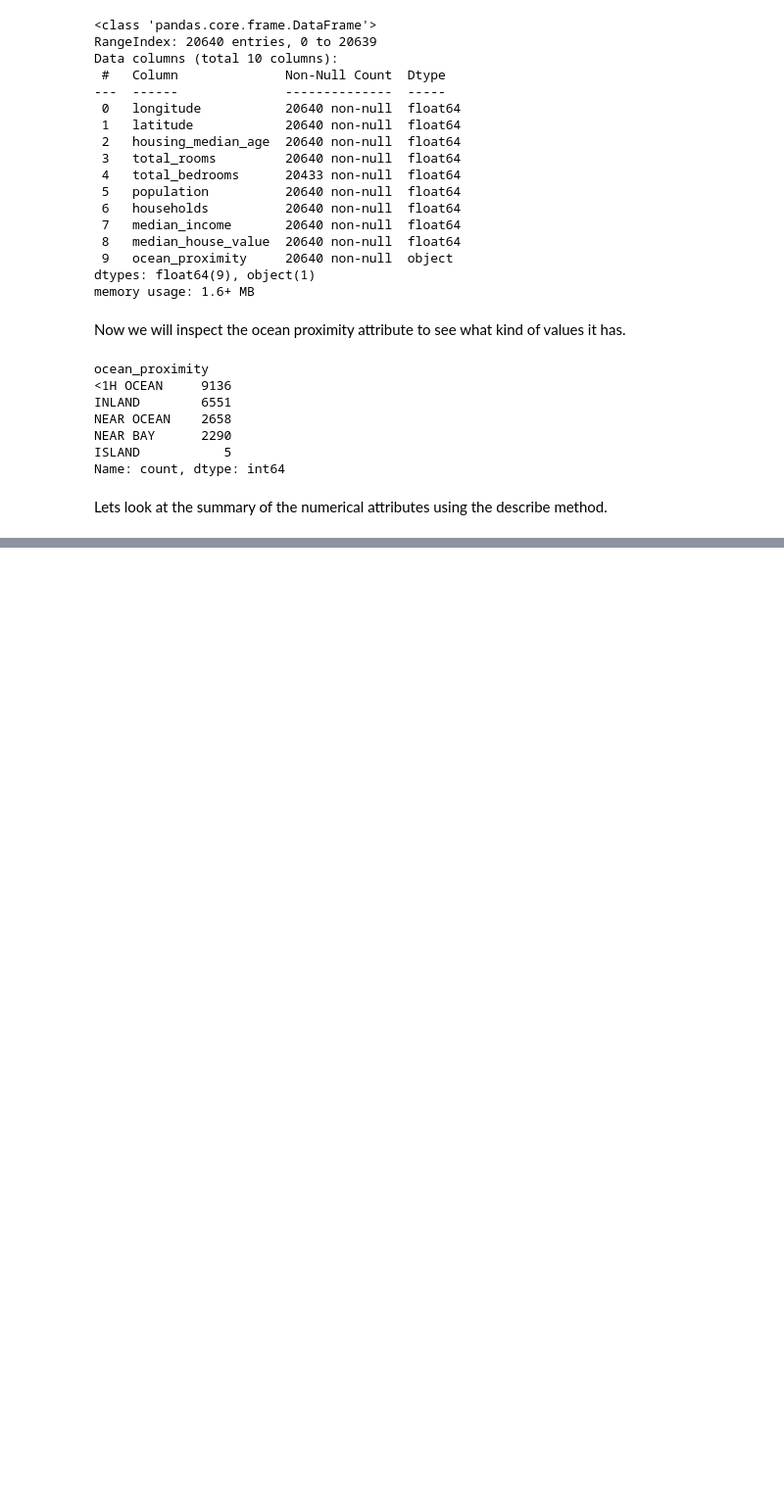
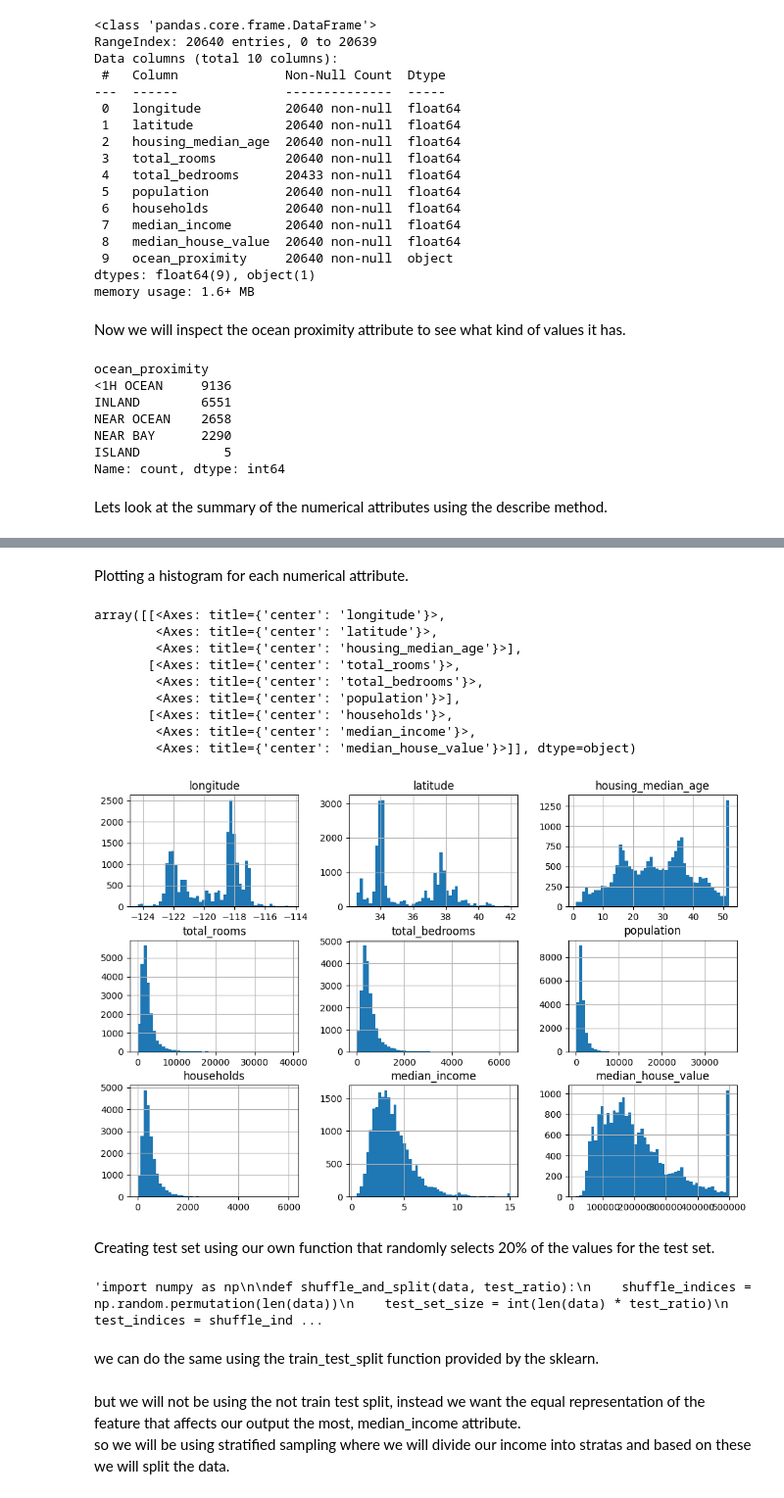
Before and after one commit to amrendra7777/ml, a Jupyter notebook: Housing.ipynb, the cells around one changed output, grey strips where cells are left out. Shown at 98% size. Saved outputs shown, nothing was run; the diff lists cells and outputs as text; code cells hidden in the pictures; blank space fills up the shorter version.

```diff
--- a/Housing.ipynb
+++ b/Housing.ipynb
@@ -88,3 +88,38 @@ housing.describe()
 | 50% | -118.490000 | 34.260000 | 29.000000 | 2127.000000 | 435.000000 | 1166.000000 | 409.000000 | ... |
 | 75% | -118.010000 | 37.710000 | 37.000000 | 3148.000000 | 647.000000 | 1725.000000 | 605.000000 | ... |
 | max | -114.310000 | 41.950000 | 52.000000 | 39320.000000 | 6445.000000 | 35682.000000 | 6082.000000 | ... |
+# %% [markdown]
+Plotting a histogram for each numerical attribute.
+# %%
+import matplotlib.pyplot as plt
+housing.hist(bins=50, figsize=(12,8))
+# %% [output]
+array([[<Axes: title={'center': 'longitude'}>,
+        <Axes: title={'center': 'latitude'}>,
+        <Axes: title={'center': 'housing_median_age'}>],
+       [<Axes: title={'center': 'total_rooms'}>,
+        <Axes: title={'center': 'total_bedrooms'}>,
+        <Axes: title={'center': 'population'}>],
+       [<Axes: title={'center': 'households'}>,
+        <Axes: title={'center': 'median_income'}>,
+        <Axes: title={'center': 'median_house_value'}>]], dtype=object)
+[figure, added]
+# %% [markdown]
+Creating test set using our own function that randomly selects 20% of the values for the test set.
+# %%
+"""import numpy as np
+
+def shuffle_and_split(data, test_ratio):
+    shuffle_indices = np.random.permutation(len(data))
+    test_set_size = int(len(data) * test_ratio)
+    test_indices = shuffle_indices[:test_set_size]
+    train_indices = shuffle_indices[test_set_size:]
+    return data.iloc[train_indices], data.iloc[test_indices]
+
+train_set, test_set = shuffle_and_split(housing, 0.2)
+print(len(train_set))
+len(test_set)"""
+# %% [output]
+'import numpy as np\n\ndef shuffle_and_split(data, test_ratio):\n    shuffle_indices = np.random.permutation(len(data))\n    test_set_size = int(len(data) * test_ratio)\n    test_indices = shuffle_ind ...
+# %% [markdown]
+we can do the same using the train_test_split function provided by the sklearn.
@@ -90,0 +131,3 @@ housing.describe()
+# %% [markdown]
+but we will not be using the not train test split, instead we want the equal representation of the feature that affects our output the most, median_income attribute.
+so we will be using stratified sampling where we will divide our income into stratas and based on these we will split the data.
```
Also changed, not shown: parts of 22 cells of this notebook.
